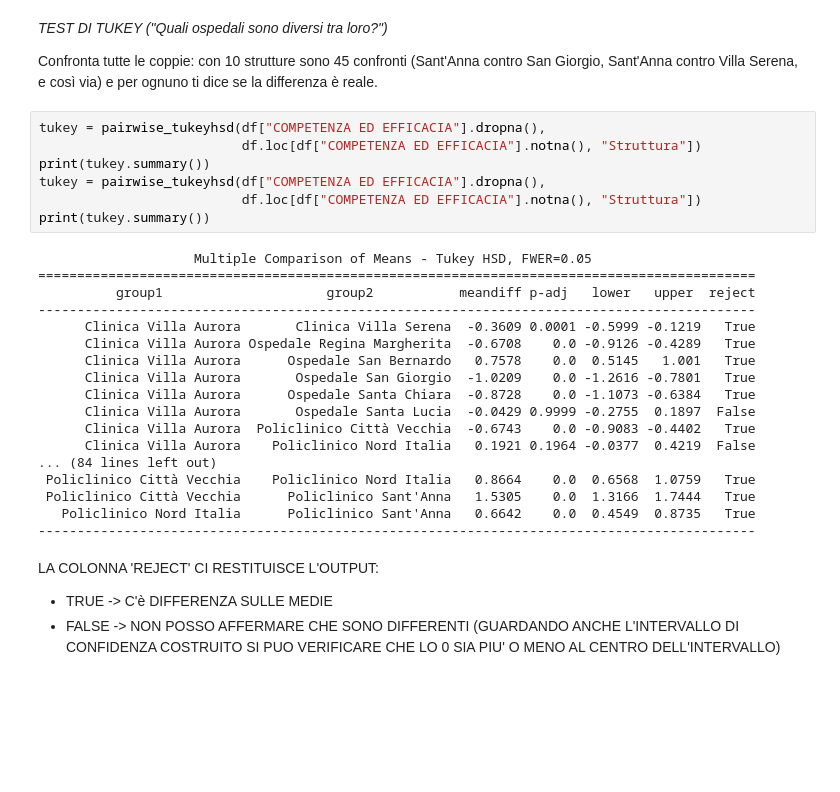
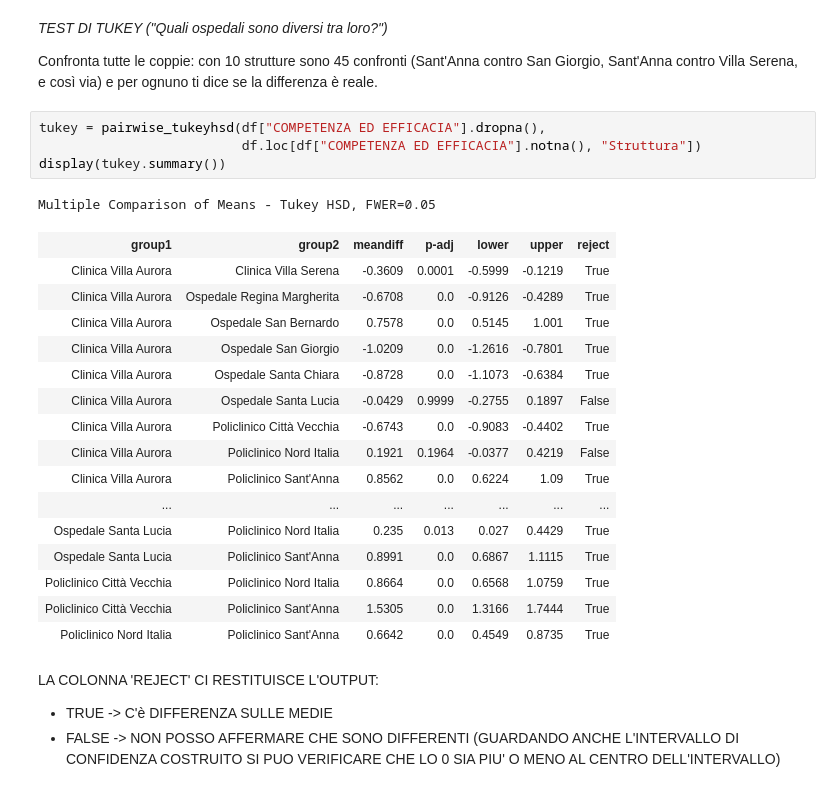
Before and after one commit to fuma92-da/discriminante, a Jupyter notebook: analisi_strutture_ospedaliere.ipynb, the cells around one changed output. Drawn from its saved outputs; the diff is of its cells as text; blank space fills up the shorter version.

```diff
--- a/analisi_strutture_ospedaliere.ipynb
+++ b/analisi_strutture_ospedaliere.ipynb
@@ -516,28 +520,25 @@ Confronta tutte le coppie: con 10 strutture sono 45 confronti (Sant'Anna contro
 # %%
 tukey = pairwise_tukeyhsd(df["COMPETENZA ED EFFICACIA"].dropna(),
                           df.loc[df["COMPETENZA ED EFFICACIA"].notna(), "Struttura"])
-print(tukey.summary())
-tukey = pairwise_tukeyhsd(df["COMPETENZA ED EFFICACIA"].dropna(),
-                          df.loc[df["COMPETENZA ED EFFICACIA"].notna(), "Struttura"])
-print(tukey.summary())
+display(tukey.summary())
 # %% [output]
-                    Multiple Comparison of Means - Tukey HSD, FWER=0.05
-============================================================================================
-          group1                     group2           meandiff p-adj   lower   upper  reject
---------------------------------------------------------------------------------------------
-      Clinica Villa Aurora       Clinica Villa Serena  -0.3609 0.0001 -0.5999 -0.1219   True
-      Clinica Villa Aurora Ospedale Regina Margherita  -0.6708    0.0 -0.9126 -0.4289   True
-      Clinica Villa Aurora      Ospedale San Bernardo   0.7578    0.0  0.5145   1.001   True
-      Clinica Villa Aurora       Ospedale San Giorgio  -1.0209    0.0 -1.2616 -0.7801   True
-      Clinica Villa Aurora      Ospedale Santa Chiara  -0.8728    0.0 -1.1073 -0.6384   True
-      Clinica Villa Aurora       Ospedale Santa Lucia  -0.0429 0.9999 -0.2755  0.1897  False
-      Clinica Villa Aurora  Policlinico Città Vecchia  -0.6743    0.0 -0.9083 -0.4402   True
-      Clinica Villa Aurora    Policlinico Nord Italia   0.1921 0.1964 -0.0377  0.4219  False
-... (84 lines left out)
- Policlinico Città Vecchia    Policlinico Nord Italia   0.8664    0.0  0.6568  1.0759   True
- Policlinico Città Vecchia      Policlinico Sant'Anna   1.5305    0.0  1.3166  1.7444   True
-   Policlinico Nord Italia      Policlinico Sant'Anna   0.6642    0.0  0.4549  0.8735   True
---------------------------------------------------------------------------------------------
+Multiple Comparison of Means - Tukey HSD, FWER=0.05
+| group1 | group2 | meandiff | p-adj | lower | upper | reject |
+| Clinica Villa Aurora | Clinica Villa Serena | -0.3609 | 0.0001 | -0.5999 | -0.1219 | True |
+| Clinica Villa Aurora | Ospedale Regina Margherita | -0.6708 | 0.0 | -0.9126 | -0.4289 | True |
+| Clinica Villa Aurora | Ospedale San Bernardo | 0.7578 | 0.0 | 0.5145 | 1.001 | True |
+| Clinica Villa Aurora | Ospedale San Giorgio | -1.0209 | 0.0 | -1.2616 | -0.7801 | True |
+| Clinica Villa Aurora | Ospedale Santa Chiara | -0.8728 | 0.0 | -1.1073 | -0.6384 | True |
+| Clinica Villa Aurora | Ospedale Santa Lucia | -0.0429 | 0.9999 | -0.2755 | 0.1897 | False |
+| Clinica Villa Aurora | Policlinico Città Vecchia | -0.6743 | 0.0 | -0.9083 | -0.4402 | True |
+| Clinica Villa Aurora | Policlinico Nord Italia | 0.1921 | 0.1964 | -0.0377 | 0.4219 | False |
+| Clinica Villa Aurora | Policlinico Sant'Anna | 0.8562 | 0.0 | 0.6224 | 1.09 | True |
+| ... | ... | ... | ... | ... | ... | ... |
+| Ospedale Santa Lucia | Policlinico Nord Italia | 0.235 | 0.013 | 0.027 | 0.4429 | True |
+| Ospedale Santa Lucia | Policlinico Sant'Anna | 0.8991 | 0.0 | 0.6867 | 1.1115 | True |
+| Policlinico Città Vecchia | Policlinico Nord Italia | 0.8664 | 0.0 | 0.6568 | 1.0759 | True |
+| Policlinico Città Vecchia | Policlinico Sant'Anna | 1.5305 | 0.0 | 1.3166 | 1.7444 | True |
+| Policlinico Nord Italia | Policlinico Sant'Anna | 0.6642 | 0.0 | 0.4549 | 0.8735 | True |
 # %% [markdown]
 LA COLONNA 'REJECT' CI RESTITUISCE L'OUTPUT:
 - TRUE -> C'è DIFFERENZA SULLE MEDIE
```
Also changed, not shown: parts of 16 cells of this notebook.
